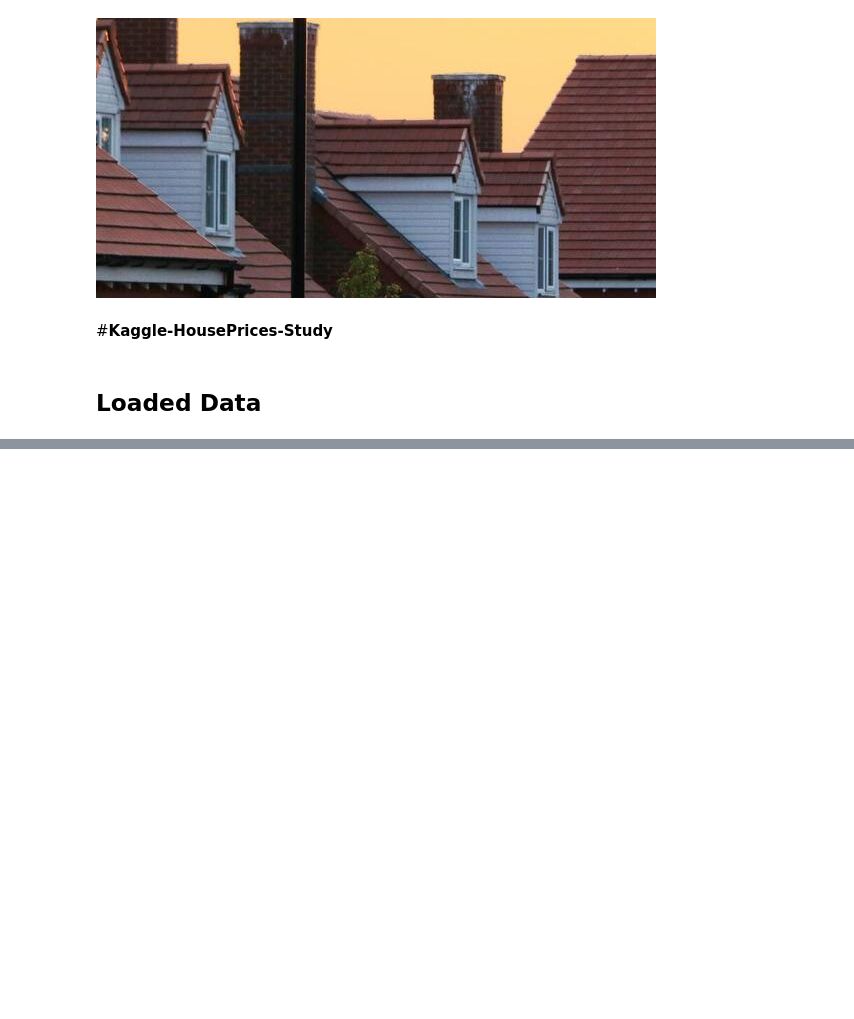
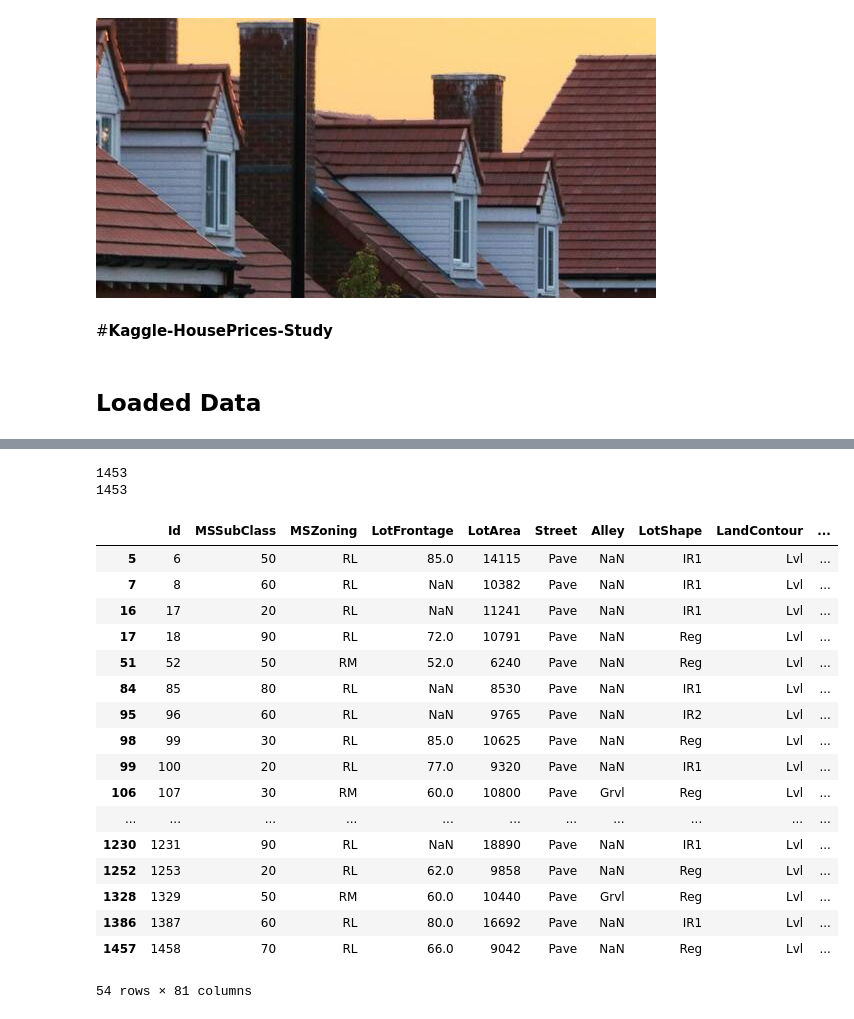
Before and after one commit to WasabiRamen/kaggle-study-house-prices, a Jupyter notebook: house_price.ipynb, the cells around one changed output, grey strips where cells are left out. Cells and saved outputs as stored; diff of their text form; code cells hidden in the pictures; blank space fills up the shorter version.

```diff
--- a/house_price.ipynb
+++ b/house_price.ipynb
@@ -14,0 +91,31 @@ submission = pd.read_csv(os.path.join(base_path, 'sample_submission.csv'))
+# %%
+print(f"""
+{len(train[train.PoolArea == 0])}
+{train.PoolQC.isnull().sum()}
+""")
+# %% [output]
+1453
+1453
+# %%
+train.fillna(np.nan)
+
+train[(train['MiscFeature'].isnull() == False)]
+# %% [output]
+|  | Id | MSSubClass | MSZoning | LotFrontage | LotArea | Street | Alley | LotShape | LandContour | ... |
+| 5 | 6 | 50 | RL | 85.0 | 14115 | Pave | NaN | IR1 | Lvl | ... |
+| 7 | 8 | 60 | RL | NaN | 10382 | Pave | NaN | IR1 | Lvl | ... |
+| 16 | 17 | 20 | RL | NaN | 11241 | Pave | NaN | IR1 | Lvl | ... |
+| 17 | 18 | 90 | RL | 72.0 | 10791 | Pave | NaN | Reg | Lvl | ... |
+| 51 | 52 | 50 | RM | 52.0 | 6240 | Pave | NaN | Reg | Lvl | ... |
+| 84 | 85 | 80 | RL | NaN | 8530 | Pave | NaN | IR1 | Lvl | ... |
+| 95 | 96 | 60 | RL | NaN | 9765 | Pave | NaN | IR2 | Lvl | ... |
+| 98 | 99 | 30 | RL | 85.0 | 10625 | Pave | NaN | Reg | Lvl | ... |
+| 99 | 100 | 20 | RL | 77.0 | 9320 | Pave | NaN | IR1 | Lvl | ... |
+| 106 | 107 | 30 | RM | 60.0 | 10800 | Pave | Grvl | Reg | Lvl | ... |
+| ... | ... | ... | ... | ... | ... | ... | ... | ... | ... | ... |
+| 1230 | 1231 | 90 | RL | NaN | 18890 | Pave | NaN | IR1 | Lvl | ... |
+| 1252 | 1253 | 20 | RL | 62.0 | 9858 | Pave | NaN | Reg | Lvl | ... |
+| 1328 | 1329 | 50 | RM | 60.0 | 10440 | Pave | Grvl | Reg | Lvl | ... |
+| 1386 | 1387 | 60 | RL | 80.0 | 16692 | Pave | NaN | IR1 | Lvl | ... |
+| 1457 | 1458 | 70 | RL | 66.0 | 9042 | Pave | NaN | Reg | Lvl | ... |
+54 rows × 81 columns
```
Also changed, not shown: parts of 8 cells of this notebook.
